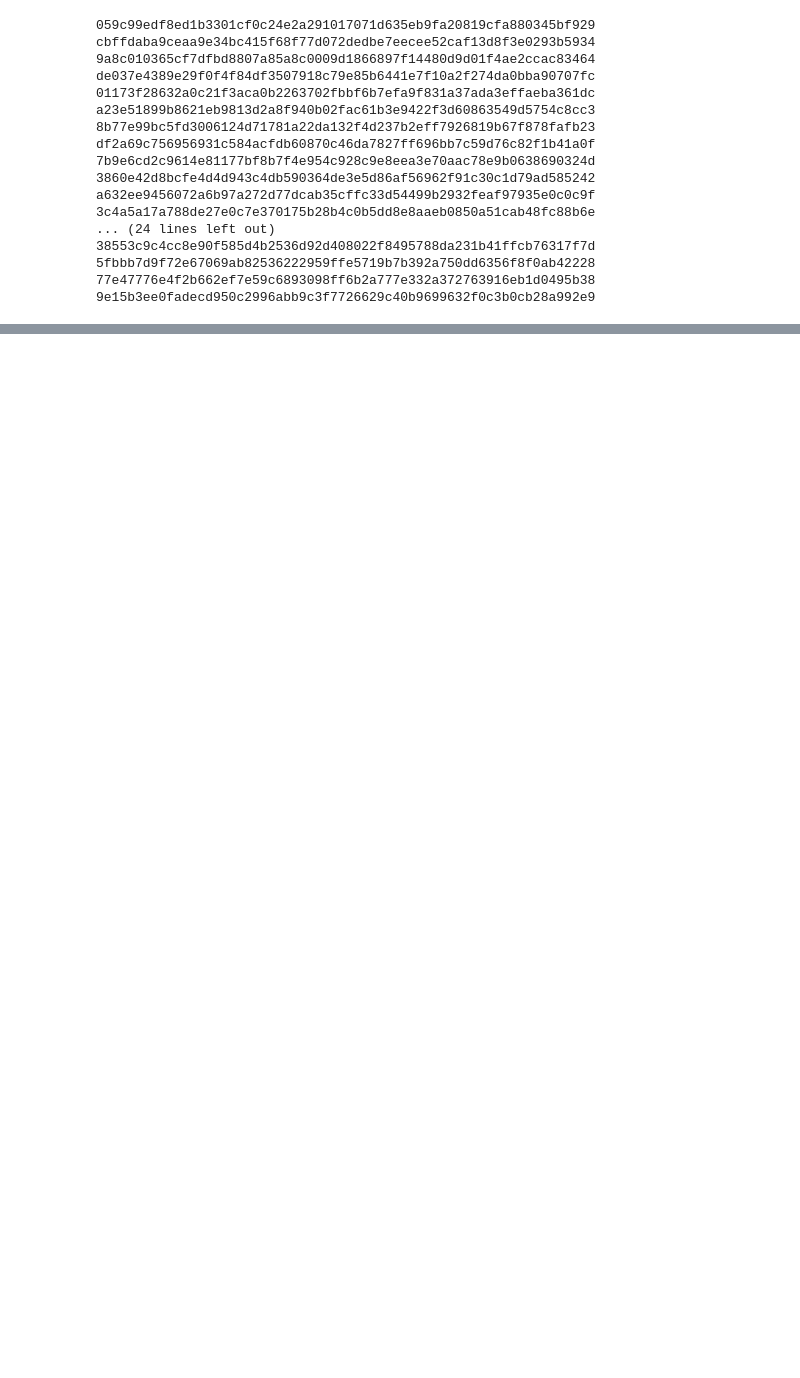
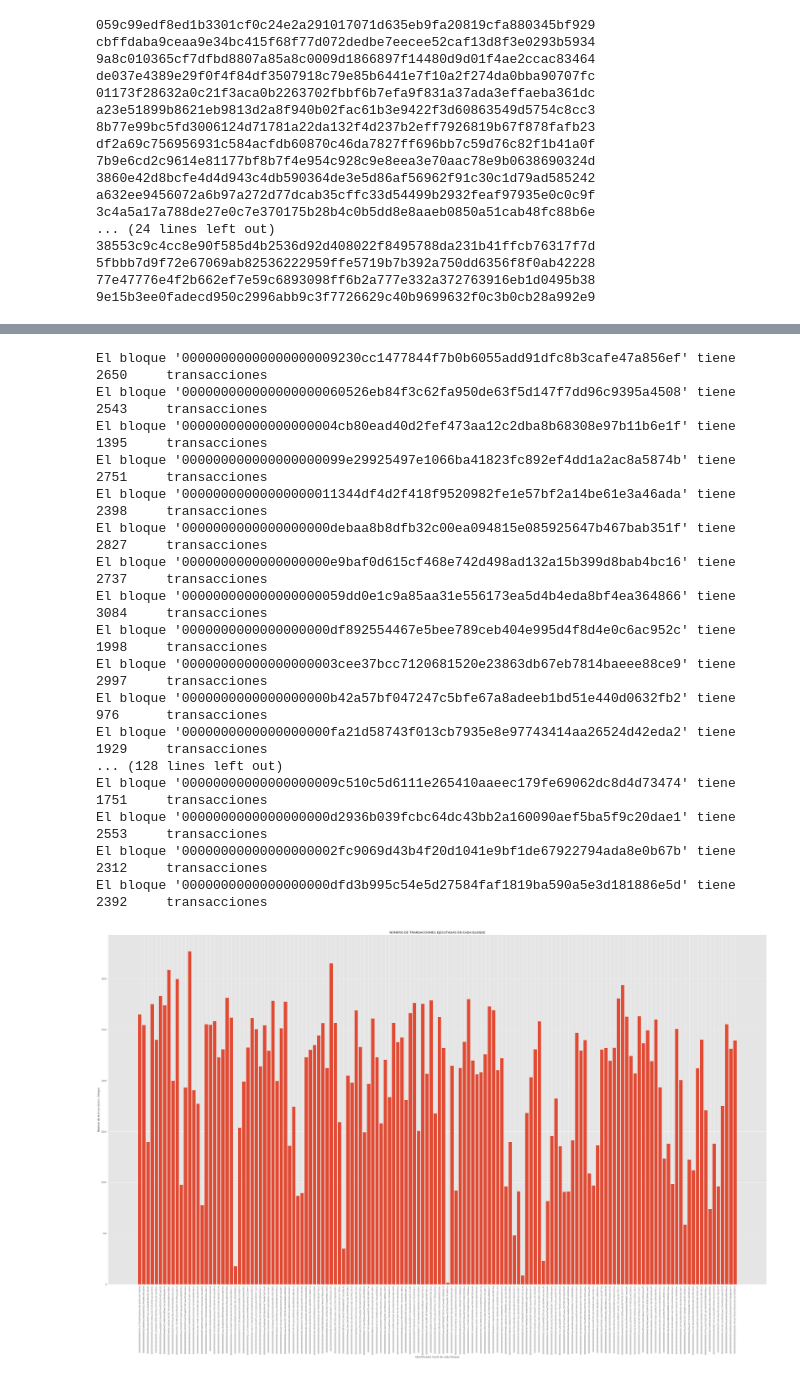
Before and after one commit to JaimePerez89/Bitcoin, a Jupyter notebook: Notebook_pruebas.ipynb, the cells around one changed output, grey strips where cells are left out. Cells and saved outputs as stored; diff of their text form; code cells hidden in the pictures; blank space fills up the shorter version.

```diff
--- a/Notebook_pruebas.ipynb
+++ b/Notebook_pruebas.ipynb
@@ -74,0 +87,74 @@ a632ee9456072a6b97a272d77dcab35cffc33d54499b2932feaf97935e0c0c9f
+# %%
+import matplotlib.pyplot as plt
+
+def num_transacciones(data, representar='N'):
+    '''
+    La  función analiza los datos de bloques y presenta por pantalla un mensaje
+    para cada bloque donde se expone el número de transacciones producidas
+    Además, se incluye la representación gráfica de los resultados, por defecto
+    se crea una imagen png en la carpeta "img". Si el argumento de entrada
+    eje x y eje y.
+
+    :param  blocks_data:
+            representar: 'Y' la función representa por pantalla la gráfica junto
+                         al mensaje.
+                         'N' (valor por defecto) la función no representa la
+                         gráfica junto al mensaje
+
+    :return mensaje por pantalla con info sobre bloque y num. transacciones
+            'numtransacciones.png' en la carpeta de proyecto 'img'
+    '''
+    # Creamos dos listas vacias, que serán los futuros ejes de los gráficos
+    x = []
+    y = []
+
+    # Iteramos para cada elemento del diccionario de entrada
+    for i in data:
+        # Añadimos la información a las listas de ejes
+        x.append(i)
+        y.append(data[i]['nTx'])
+
+        # Imprimimos por pantalla un mensaje donde se expone el bloque analizado
+        # y el número de transacciones ocurridas en él
+        print("El bloque '{}' tiene \t{}\t transacciones".format(i, data[i]['nTx']))
+
+    # Representamos gráficamente los resultados
+    plt.style.use('ggplot')  # Utilizaremos el tema ggplot
+
+    # Definimos un tamaño que nos resulte cómodo de visualizar
+    fig = plt.figure(figsize=(55, 30))
+    plt.bar(x, y)
+    plt.xticks(range(len(x)), x, fontsize=8, rotation=90)
+    plt.xlabel('Identificador hash de cada bloque')
+    plt.ylabel('Número de transacciones / bloque')
+    plt.title('NÚMERO DE TRANSACCIONES EJECUTADAS EN CADA BLOQUE')
+    plt.savefig('img/numtransacciones.png', dpi=100)
+
+    # Analizo el parámetro de entrada para estudiar si representamos la gráfica
+    if representar == 'N':
+        plt.close(fig)
+    else:
+        plt.show()
+        plt.close(fig)
+    return
+
+num_transacciones(block_data, 'Y')
+# %% [output]
+El bloque '00000000000000000009230cc1477844f7b0b6055add91dfc8b3cafe47a856ef' tiene      2650     transacciones
+El bloque '000000000000000000060526eb84f3c62fa950de63f5d147f7dd96c9395a4508' tiene      2543     transacciones
+El bloque '00000000000000000004cb80ead40d2fef473aa12c2dba8b68308e97b11b6e1f' tiene      1395     transacciones
+El bloque '000000000000000000099e29925497e1066ba41823fc892ef4dd1a2ac8a5874b' tiene      2751     transacciones
+El bloque '00000000000000000011344df4d2f418f9520982fe1e57bf2a14be61e3a46ada' tiene      2398     transacciones
+El bloque '0000000000000000000debaa8b8dfb32c00ea094815e085925647b467bab351f' tiene      2827     transacciones
+El bloque '0000000000000000000e9baf0d615cf468e742d498ad132a15b399d8bab4bc16' tiene      2737     transacciones
+El bloque '000000000000000000059dd0e1c9a85aa31e556173ea5d4b4eda8bf4ea364866' tiene      3084     transacciones
+El bloque '0000000000000000000df892554467e5bee789ceb404e995d4f8d4e0c6ac952c' tiene      1998     transacciones
+El bloque '00000000000000000003cee37bcc7120681520e23863db67eb7814baeee88ce9' tiene      2997     transacciones
+El bloque '0000000000000000000b42a57bf047247c5bfe67a8adeeb1bd51e440d0632fb2' tiene      976      transacciones
+El bloque '0000000000000000000fa21d58743f013cb7935e8e97743414aa26524d42eda2' tiene      1929     transacciones
+... (128 lines left out)
+El bloque '00000000000000000009c510c5d6111e265410aaeec179fe69062dc8d4d73474' tiene      1751     transacciones
+El bloque '0000000000000000000d2936b039fcbc64dc43bb2a160090aef5ba5f9c20dae1' tiene      2553     transacciones
+El bloque '00000000000000000002fc9069d43b4f20d1041e9bf1de67922794ada8e0b67b' tiene      2312     transacciones
+El bloque '0000000000000000000dfd3b995c54e5d27584faf1819ba590a5e3d181886e5d' tiene      2392     transacciones
+[figure, added]
```
Also changed, not shown: parts of 7 cells of this notebook, 3 other files.
